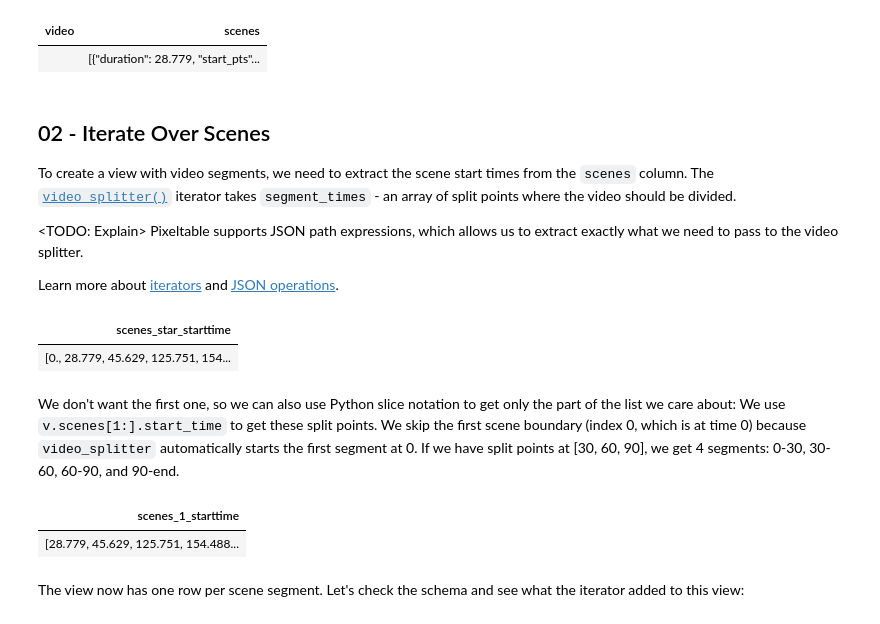
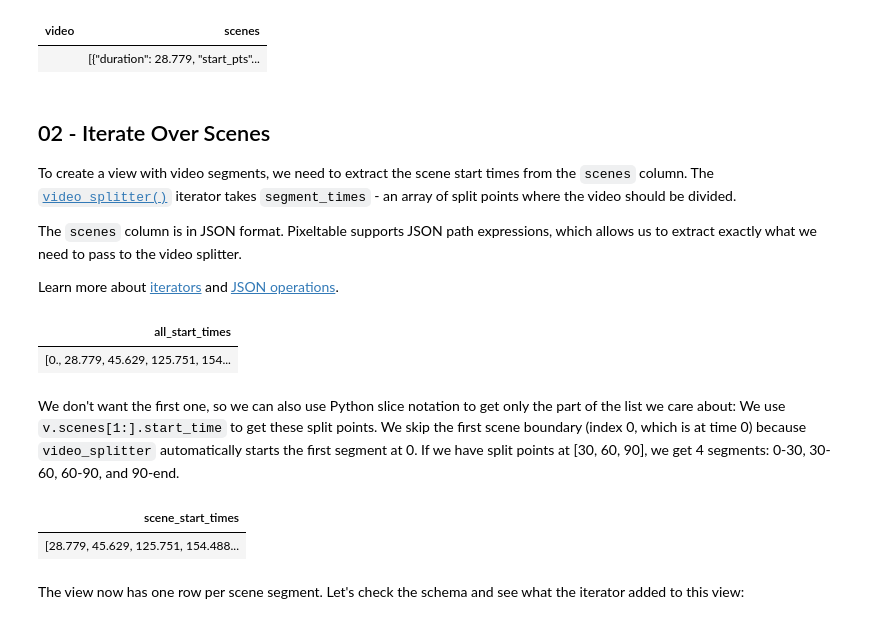
Before and after one commit to apreshill/pxt-primetime, a Jupyter notebook: 02_iterating-with-data.ipynb, the cells around one changed output. Cells and saved outputs as stored; diff of their text form; code cells hidden in the pictures.

```diff
--- a/02_iterating-with-data.ipynb
+++ b/02_iterating-with-data.ipynb
@@ -97,22 +102,22 @@ v.select(v.video, v.scenes).collect()
 
 To create a view with video segments, we need to extract the scene start times from the `scenes` column. The [`video_splitter()`](https://docs.pixeltable.com/sdk/latest/video#iterator-video_splitter) iterator takes `segment_times` - an array of split points where the video should be divided.
 
-<TODO: Explain> Pixeltable supports JSON path expressions, which allows us to extract exactly what we need to pass to the video splitter.
+The `scenes` column is in JSON format. Pixeltable supports JSON path expressions, which allows us to extract exactly what we need to pass to the video splitter.
 
 Learn more about [iterators](https://docs.pixeltable.com/platform/iterators) and [JSON operations](https://docs.pixeltable.com/platform/type-system).
 # %%
 # Let's look at this output
-v.select(v.scenes['*'].start_time).collect()
+v.select(all_start_times=v.scenes['*'].start_time).collect()
 # %% [output]
-| scenes_star_starttime |
+| all_start_times |
 | [0., 28.779, 45.629, 125.751, 154... |
 # %% [markdown]
 We don't want the first one, so we can also use Python slice notation to get only the part of the list we care about: We use `v.scenes[1:].start_time` to get these split points. We skip the first scene boundary (index 0, which is at time 0) because `video_splitter` automatically starts the first segment at 0. If we have split points at [30, 60, 90], we get 4 segments: 0-30, 30-60, 60-90, and 90-end.
 # %%
 # Run a query to extract a scene boundary
-v.select(v.scenes[1:].start_time).collect()
+v.select(scene_start_times=v.scenes[1:].start_time).collect()
 # %% [output]
-| scenes_1_starttime |
+| scene_start_times |
 | [28.779, 45.629, 125.751, 154.488... |
 # %%
 scenes = pxt.create_view(
```
Also changed, not shown: parts of 26 cells of this notebook, 2 other files.
